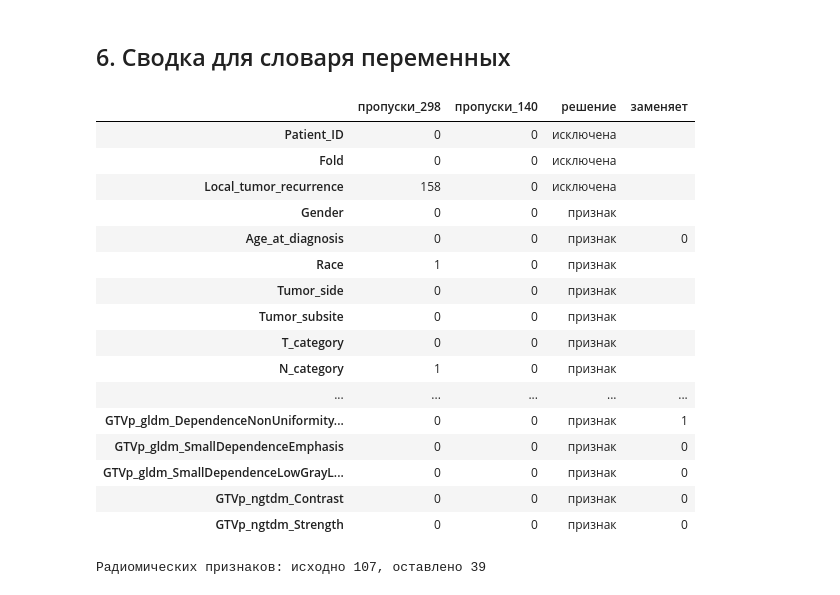
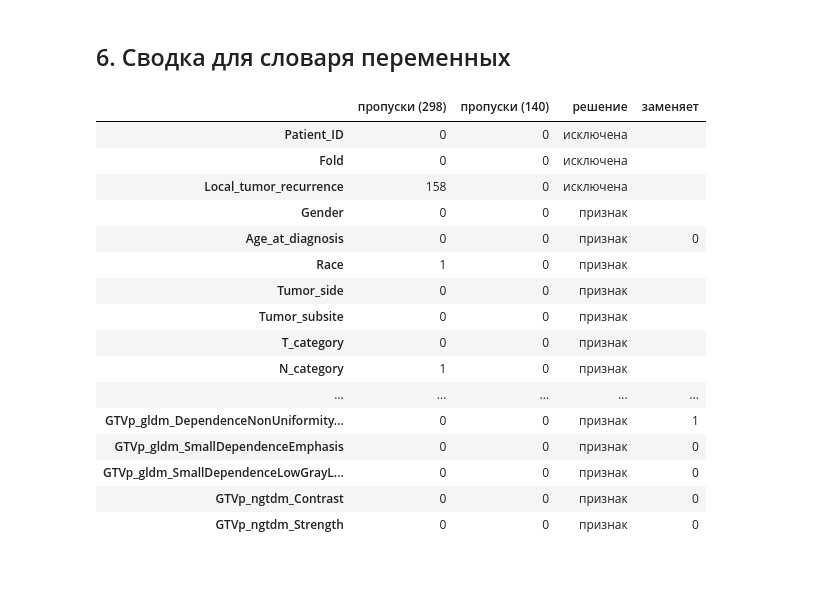
Before and after one commit to a1pha-dev/SS-Computationaloncology, a Jupyter notebook: w4/practice.ipynb, the cells around one changed output. Saved outputs shown, nothing was run; the diff lists cells and outputs as text; code cells hidden in the pictures.

```diff
--- a/w4/practice.ipynb
+++ b/w4/practice.ipynb
@@ -416,17 +367,0 @@ print(f"Оставлено: {len(kept)}; исключено как избыто
-# %%
-# сколько исключённых признаков заменяет каждый оставленный (включая дубликаты, закреплённые транзитивно)
-def root(f):
-    f = duplicates.get(f, f)
-    while f in replaced_by:
-        f = replaced_by[f]
-    return f
-
-absorbed = pd.Series([root(f) for f in list(replaced_by) + list(duplicates)]).value_counts()
-summary = pd.DataFrame({"признак": kept, "заменяет исключённых": [int(absorbed.get(k, 0)) for k in kept]})
-print(summary.to_string(index=False))
-print(f"\nСумма: {summary['заменяет исключённых'].sum()} = {len(replaced_by)} избыточных + {len(duplicates)} дубликат")
-print()
-for k in kept:
-    names = [f.removeprefix("GTVp_") for f in list(replaced_by) + list(duplicates) if root(f) == k]
-    if names:
-        print(f"{k.removeprefix('GTVp_')}: {', '.join(names)}")
@@ -506,27 +407,23 @@ check.head()
 ## 6. Сводка для словаря переменных
 # %%
 rows = clinical_cols + ["Dose_per_fraction", "Target_local_recurrence"] + [k for k in kept if k.startswith("GTVp_")]
-status = {}
-for c in rows:
+def decision(c):
     if c in excluded:
-        status[c] = "исключена"
-    elif c == "Target_local_recurrence":
-        status[c] = "целевая"
-    elif c in final_features:
-        status[c] = "признак"
-    else:
-        status[c] = "исключена (избыточность)"
+        return "исключена"
+    if c == "Target_local_recurrence":
+        return "целевая"
+    return "признак" if c in final_features else "исключена (избыточность)"
+
 dict_summary = pd.DataFrame({
-    "пропуски_298": [int(df[c].isna().sum()) for c in rows],
-    "пропуски_140": [int(cohort[c].isna().sum()) for c in rows],
-    "решение": [status[c] for c in rows],
+    "пропуски (298)": [int(df[c].isna().sum()) for c in rows],
+    "пропуски (140)": [int(cohort[c].isna().sum()) for c in rows],
+    "решение": [decision(c) for c in rows],
     "заменяет": [int(absorbed.get(c, 0)) if c in kept else "" for c in rows],
 }, index=rows)
-with pd.option_context("display.max_rows", 200):
+with pd.option_context("display.max_rows", 100):
     display(dict_summary)
-print(f"Радиомических признаков: исходно {len(radiomic_cols)}, оставлено {len([k for k in kept if k.startswith('GTVp_')])}")
 # %% [output]
-|  | пропуски_298 | пропуски_140 | решение | заменяет |
+|  | пропуски (298) | пропуски (140) | решение | заменяет |
 | Patient_ID | 0 | 0 | исключена |  |
 | Fold | 0 | 0 | исключена |  |
 | Local_tumor_recurrence | 158 | 0 | исключена |  |
@@ -543,4 +440,3 @@ print(f"Радиомических признаков: исходно {len(radio
 | GTVp_gldm_SmallDependenceLowGrayL... | 0 | 0 | признак | 0 |
 | GTVp_ngtdm_Contrast | 0 | 0 | признак | 0 |
 | GTVp_ngtdm_Strength | 0 | 0 | признак | 0 |
-Радиомических признаков: исходно 107, оставлено 39
```
Also changed, not shown: parts of 28 cells of this notebook, 5 other files.
